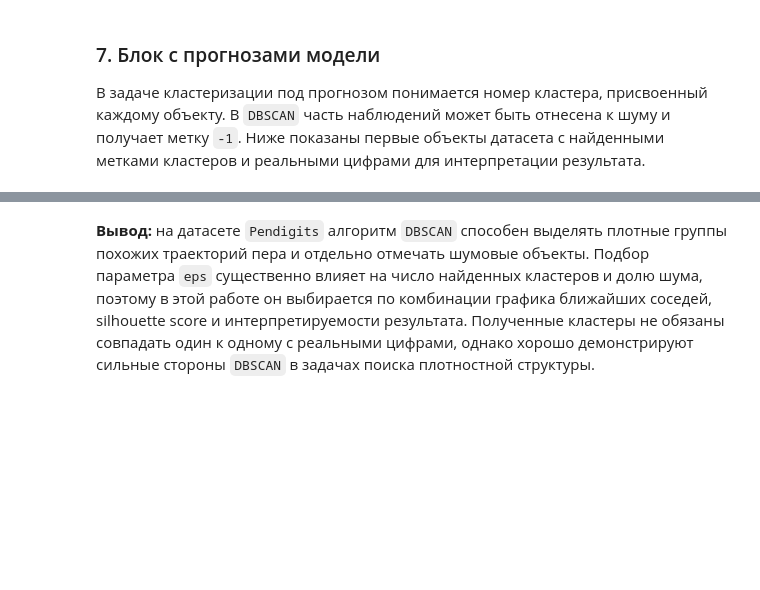
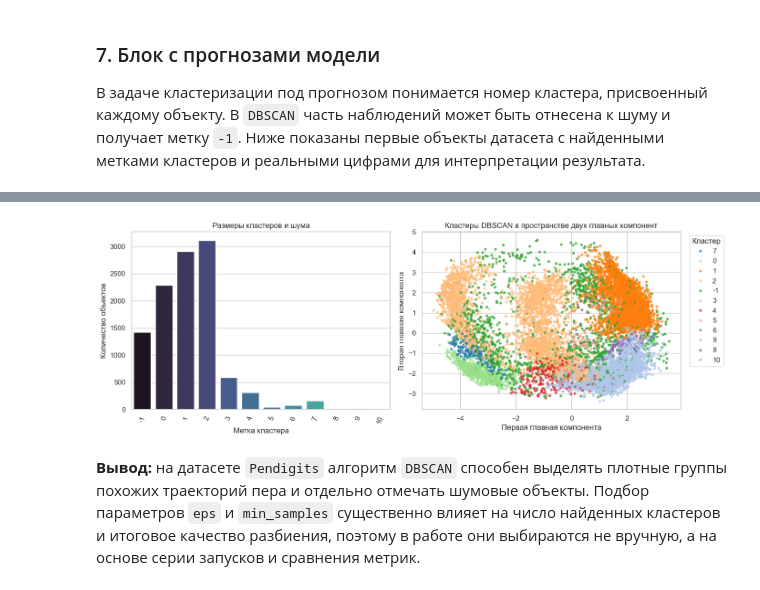
Before and after one commit to vitalioo/abmd-result, a Jupyter notebook: block-3/dbscan/dbscan_pendigits_lab.ipynb, the cells around one changed output, grey strips where cells are left out. Drawn from its saved outputs; the diff is of its cells as text; code cells hidden in the pictures; blank space fills up the shorter version.

```diff
--- a/block-3/dbscan/dbscan_pendigits_lab.ipynb
+++ b/block-3/dbscan/dbscan_pendigits_lab.ipynb
@@ -247,5 +236,6 @@ display(eps_results_df)
 # %%
-eps_final = 0.60
+best_row = eps_results_df.sort_values(["cluster_gap", "ARI", "noise_ratio", "silhouette"], ascending=[True, False, True, False]).iloc[0]
+eps_final = float(best_row["eps"])
 
 dbscan_model = DBSCAN(eps=eps_final, min_samples=min_samples)
 cluster_labels = dbscan_model.fit_predict(X_dbscan)
@@ -263,8 +253,10 @@ else:
 
 metrics_df = pd.DataFrame(
     {
-        "Метрика": ["Количество кластеров", "Доля шума", "Silhouette", "Adjusted Rand Index"],
+        "Метрика": ["min_samples", "eps", "Количество кластеров", "Доля шума", "Silhouette", "Adjusted Rand Index"],
         "Значение": [
+            min_samples,
+            round(eps_final, 4),
             cluster_count,
             round(noise_ratio, 4),
             round(float(silhouette_final), 4) if not np.isnan(silhouette_final) else np.nan,
@@ -273,4 +265,5 @@ metrics_df = pd.DataFrame(
     }
 )
 
+print(f"Выбраны параметры: min_samples = {min_samples}, eps = {eps_final:.2f}")
 display(metrics_df)
@@ -313,19 +346,40 @@ plt.show()
 # %%
 fig, axes = plt.subplots(1, 2, figsize=(14, 5))
 
-axes[0].plot(eps_results_df["eps"], eps_results_df["clusters"], marker="o", color="tab:green")
-axes[0].set_title("Количество найденных кластеров")
-axes[0].set_xlabel("eps")
-axes[0].set_ylabel("Число кластеров")
-axes[0].grid(True, alpha=0.3)
-
 cluster_sizes_plot = cluster_sizes.copy().reset_index()
 cluster_sizes_plot["cluster"] = cluster_sizes_plot["cluster"].astype(str)
-sns.barplot(data=cluster_sizes_plot, x="cluster", y="count", ax=axes[1], palette="mako")
-axes[1].set_title("Размеры кластеров и шума")
-axes[1].set_xlabel("Метка кластера")
-axes[1].set_ylabel("Количество объектов")
-axes[1].tick_params(axis="x", rotation=70)
+sns.barplot(data=cluster_sizes_plot, x="cluster", y="count", ax=axes[0], palette="mako")
+axes[0].set_title("Размеры кластеров и шума")
+axes[0].set_xlabel("Метка кластера")
+axes[0].set_ylabel("Количество объектов")
+axes[0].tick_params(axis="x", rotation=70)
+
+visual_df = pd.DataFrame(
+    {
+        "pc1": X_visual[:, 0],
+        "pc2": X_visual[:, 1],
+        "cluster": cluster_labels,
+    }
+)
+visual_df["cluster_str"] = visual_df["cluster"].astype(str)
+
+sns.scatterplot(
+    data=visual_df,
+    x="pc1",
+    y="pc2",
+    hue="cluster_str",
+    palette="tab20",
+    s=18,
+    alpha=0.75,
+    linewidth=0,
+    ax=axes[1],
+)
+axes[1].set_title("Кластеры DBSCAN в пространстве двух главных компонент")
+axes[1].set_xlabel("Первая главная компонента")
+axes[1].set_ylabel("Вторая главная компонента")
+axes[1].legend(title="Кластер", bbox_to_anchor=(1.02, 1), loc="upper left")
 
 plt.tight_layout()
 plt.show()
+# %% [output]
+[figure, added]
@@ -358,2 +386,2 @@ plt.show()
 # %% [markdown]
-**Вывод:** на датасете `Pendigits` алгоритм `DBSCAN` способен выделять плотные группы похожих траекторий пера и отдельно отмечать шумовые объекты. Подбор параметра `eps` существенно влияет на число найденных кластеров и долю шума, поэтому в этой работе он выбирается по комбинации графика ближайших соседей, silhouette score и интерпретируемости результата. Полученные кластеры не обязаны совпадать один к одному с реальными цифрами, однако хорошо демонстрируют сильные стороны `DBSCAN` в задачах поиска плотностной структуры.
+**Вывод:** на датасете `Pendigits` алгоритм `DBSCAN` способен выделять плотные группы похожих траекторий пера и отдельно отмечать шумовые объекты. Подбор параметров `eps` и `min_samples` существенно влияет на число найденных кластеров и итоговое качество разбиения, поэтому в работе они выбираются не вручную, а на основе серии запусков и сравнения метрик.
```
Also changed, not shown: parts of 14 cells of this notebook, 2 other files.
